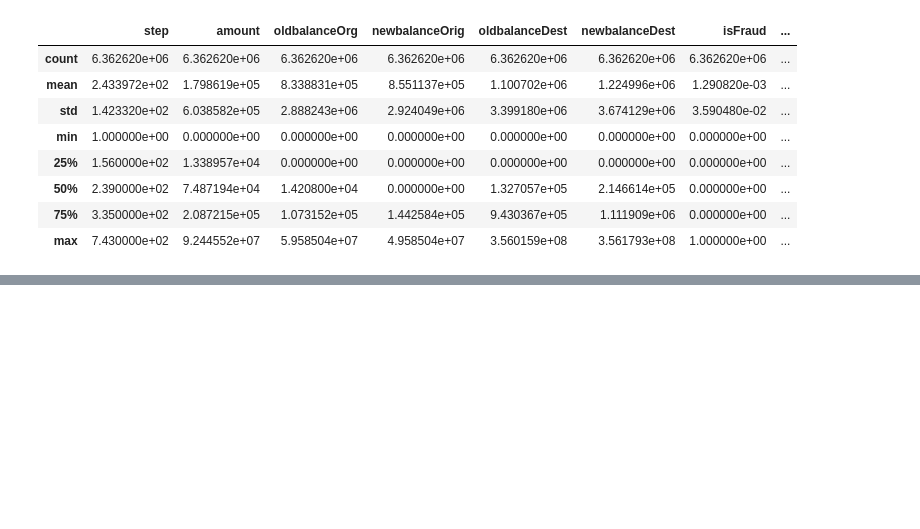
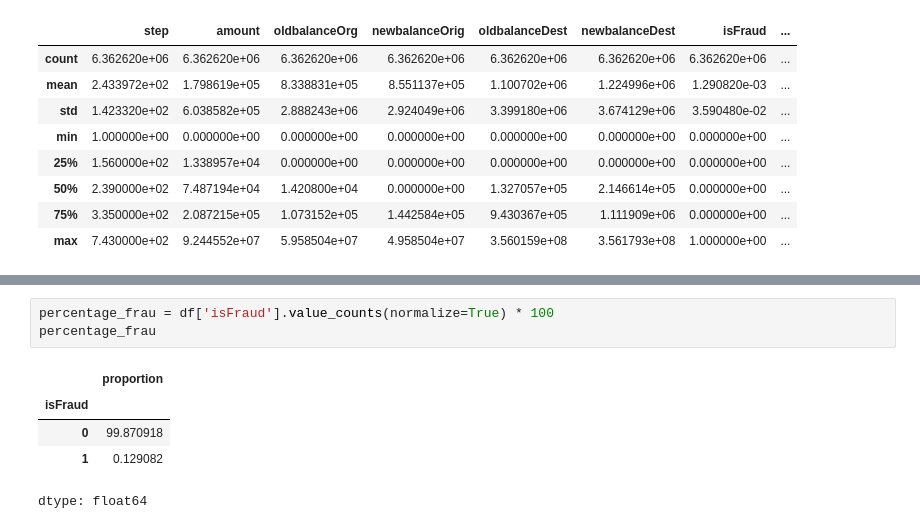
Before and after one commit to viktoruebelhart/analyzing-financial-fraud, a Jupyter notebook: analyzing_financial_fraud.ipynb, the cells around one changed output, grey strips where cells are left out. Cells and saved outputs as stored; diff of their text form; blank space fills up the shorter version.

```diff
--- a/analyzing_financial_fraud.ipynb
+++ b/analyzing_financial_fraud.ipynb
@@ -130,0 +141,9 @@ df.describe()
+# %%
+percentage_frau = df['isFraud'].value_counts(normalize=True) * 100
+percentage_frau
+# %% [output]
+|  | proportion |
+| isFraud |  |
+| 0 | 99.870918 |
+| 1 | 0.129082 |
+dtype: float64
```
Also changed, not shown: parts of 3 cells of this notebook.
